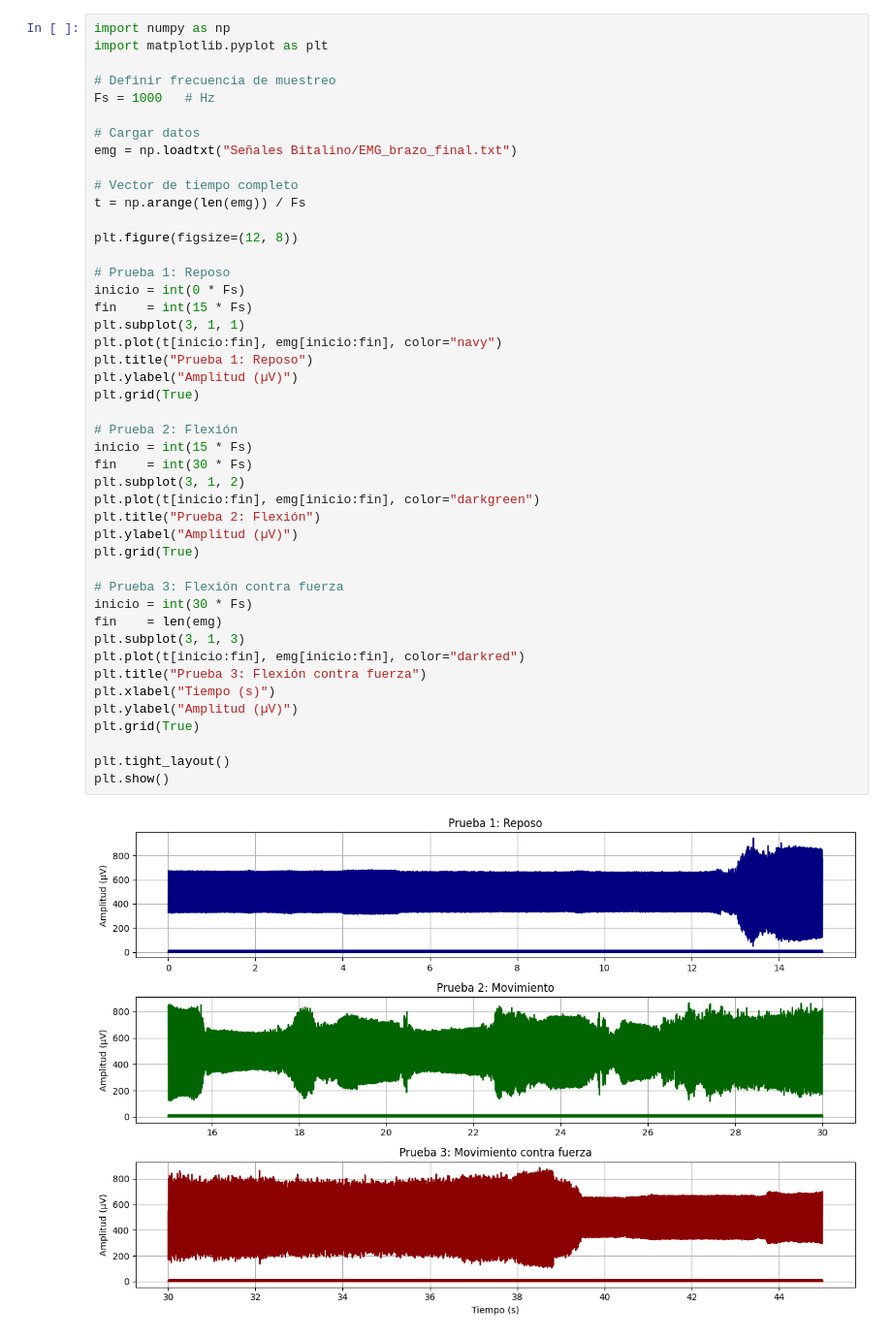
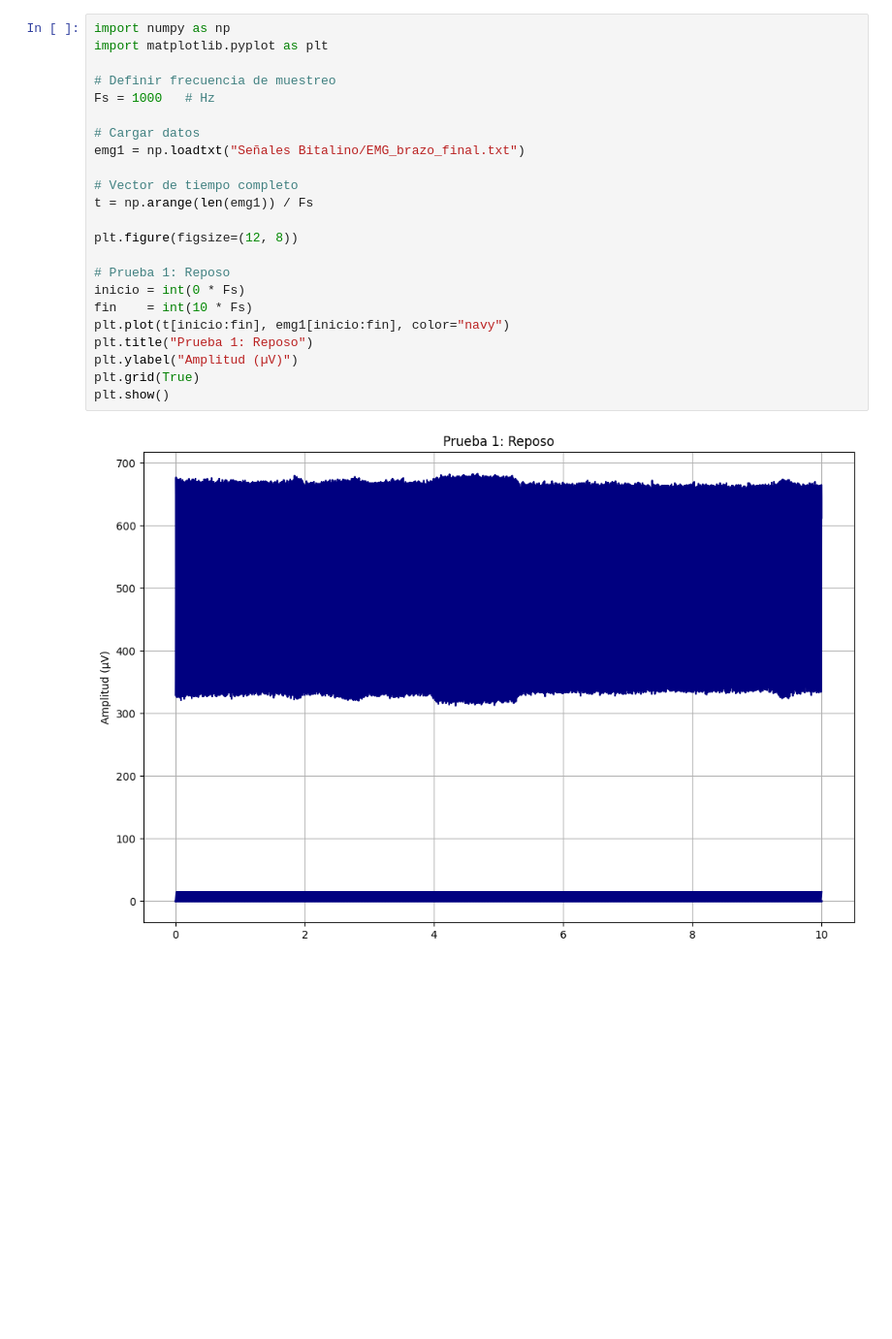
Before and after one commit to Andres-Landeo/GRUPO-09-ISB-2025-II, a Jupyter notebook: Laboratorios/Laboratorio 3 - Adquisición de señales EMG con BITalino/Informe.ipynb, the cells around one changed output. Shown at 97% size. Cells and saved outputs as stored; diff of their text form; blank space fills up the shorter version.

```diff
--- a/Laboratorios/Laboratorio 3 - Adquisición de señales EMG con BITalino/Informe.ipynb
+++ b/Laboratorios/Laboratorio 3 - Adquisición de señales EMG con BITalino/Informe.ipynb
@@ -63,47 +62,25 @@ Descripción prueba 3, fotos y video
 # %%
 import numpy as np
 import matplotlib.pyplot as plt
 
 # Definir frecuencia de muestreo
 Fs = 1000   # Hz
 
 # Cargar datos
-emg = np.loadtxt("Señales Bitalino/EMG_brazo_final.txt")
+emg1 = np.loadtxt("Señales Bitalino/EMG_brazo_final.txt")
 
 # Vector de tiempo completo
-t = np.arange(len(emg)) / Fs
+t = np.arange(len(emg1)) / Fs
 
 plt.figure(figsize=(12, 8))
 
 # Prueba 1: Reposo
 inicio = int(0 * Fs)
-fin    = int(15 * Fs)
-plt.subplot(3, 1, 1)
-plt.plot(t[inicio:fin], emg[inicio:fin], color="navy")
+fin    = int(10 * Fs)
+plt.plot(t[inicio:fin], emg1[inicio:fin], color="navy")
 plt.title("Prueba 1: Reposo")
 plt.ylabel("Amplitud (µV)")
 plt.grid(True)
-
-# Prueba 2: Flexión
-inicio = int(15 * Fs)
-fin    = int(30 * Fs)
-plt.subplot(3, 1, 2)
-plt.plot(t[inicio:fin], emg[inicio:fin], color="darkgreen")
-plt.title("Prueba 2: Flexión")
-plt.ylabel("Amplitud (µV)")
-plt.grid(True)
-
-# Prueba 3: Flexión contra fuerza
-inicio = int(30 * Fs)
-fin    = len(emg)
-plt.subplot(3, 1, 3)
-plt.plot(t[inicio:fin], emg[inicio:fin], color="darkred")
-plt.title("Prueba 3: Flexión contra fuerza")
-plt.xlabel("Tiempo (s)")
-plt.ylabel("Amplitud (µV)")
-plt.grid(True)
-
-plt.tight_layout()
 plt.show()
 # %% [output]
-[figure, old version]
+[figure, new version]
```
Also changed, not shown: parts of 6 cells of this notebook.
